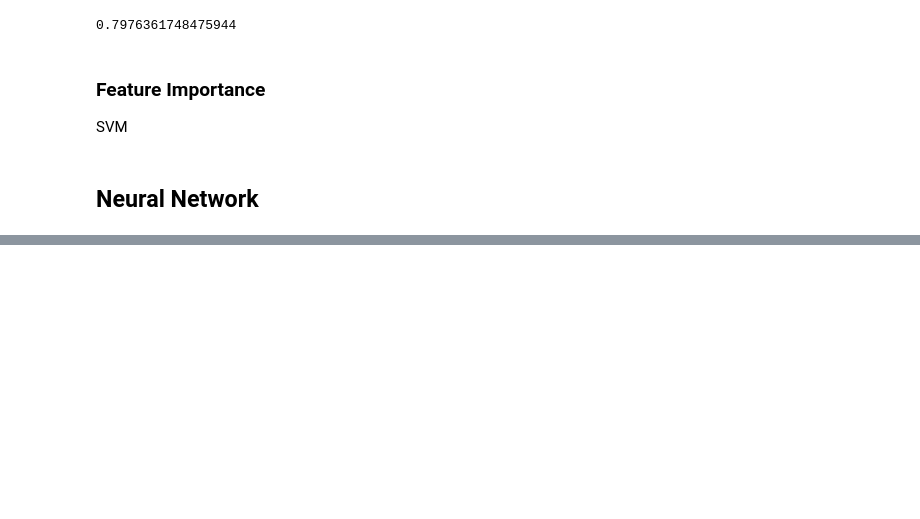
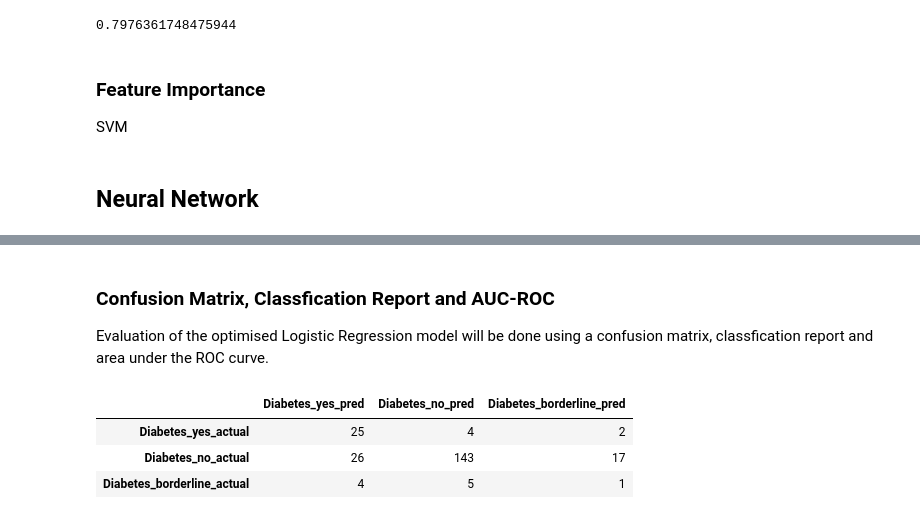
Before and after one commit to ryansoh-42/interpretable-ML-T2DM, a Jupyter notebook: notebooks/04_model_training.ipynb, the cells around one changed output, grey strips where cells are left out. Cells and saved outputs as stored; diff of their text form; code cells hidden in the pictures; blank space fills up the shorter version.

Commit message:
nn optimised

```diff
--- a/notebooks/04_model_training.ipynb
+++ b/notebooks/04_model_training.ipynb
@@ -1861,11 +1892,17 @@ Model: "sequential_1"
 # %%
-nn_model.compile(
-    loss=SparseCategoricalCrossentropy(from_logits=True),
-    optimizer=tf.keras.optimizers.Adam(0.001),
+# Set up callbacks for early stopping and learning rate reduction for better training
+callbacks = [keras.callbacks.EarlyStopping(monitor="val_loss", patience=20, restore_best_weights=True),
+            keras.callbacks.ReduceLROnPlateau(monitor="val_loss", factor=0.5, patience=10)
+]
+
+# Train the model with the training and validation data
+nn_model.fit(
+    X_train_split, y_train_split,
+    epochs=250,
+    batch_size=16,
+    validation_data=(X_val,y_val),
+    class_weight=class_weights_dict,
+    callbacks=callbacks,
+    verbose=1
 )
-
-nn_model.fit(
-    X_train, y_train,
-    epochs=10
-)
 # %% [output]
@@ -1873,0 +1927,8 @@ ValueError: 'neural network model_sequential_1_dense_45_kernel_momentum' is not
+# %%
+# Make predictions on the test set and covert logits to probabilities
+y_pred_logits = nn_model.predict(X_test_scaled)
+y_pred_proba = tf.nn.softmax(y_pred_logits).numpy()
+
+# Convert probabilities to class labels
+y_pred = np.argmax(y_pred_proba, axis=1)
+y_pred
@@ -1873,0 +1948,20 @@ ValueError: 'neural network model_sequential_1_dense_45_kernel_momentum' is not
+# %% [markdown]
+### Confusion Matrix, Classfication Report and AUC-ROC
+
+Evaluation of the optimised Logistic Regression model will be done using a confusion matrix, classfication report and area under the ROC curve.
+# %%
+# Import library to show confusion matrix
+from sklearn.metrics import confusion_matrix
+
+# Generate confusion matrix and display with each row and column labelled
+cnf_matrix_test = confusion_matrix(y_test, y_pred)
+
+cnf_matrix_test_df = pd.DataFrame(cnf_matrix_test, columns=["Diabetes_yes_pred", "Diabetes_no_pred", "Diabetes_borderline_pred"],
+                                    index=["Diabetes_yes_actual", "Diabetes_no_actual", "Diabetes_borderline_actual"])
+
+cnf_matrix_test_df
+# %% [output]
+|  | Diabetes_yes_pred | Diabetes_no_pred | Diabetes_borderline_pred |
+| Diabetes_yes_actual | 25 | 4 | 2 |
+| Diabetes_no_actual | 26 | 143 | 17 |
+| Diabetes_borderline_actual | 4 | 5 | 1 |
```
Also changed, not shown: parts of 14 cells of this notebook.
